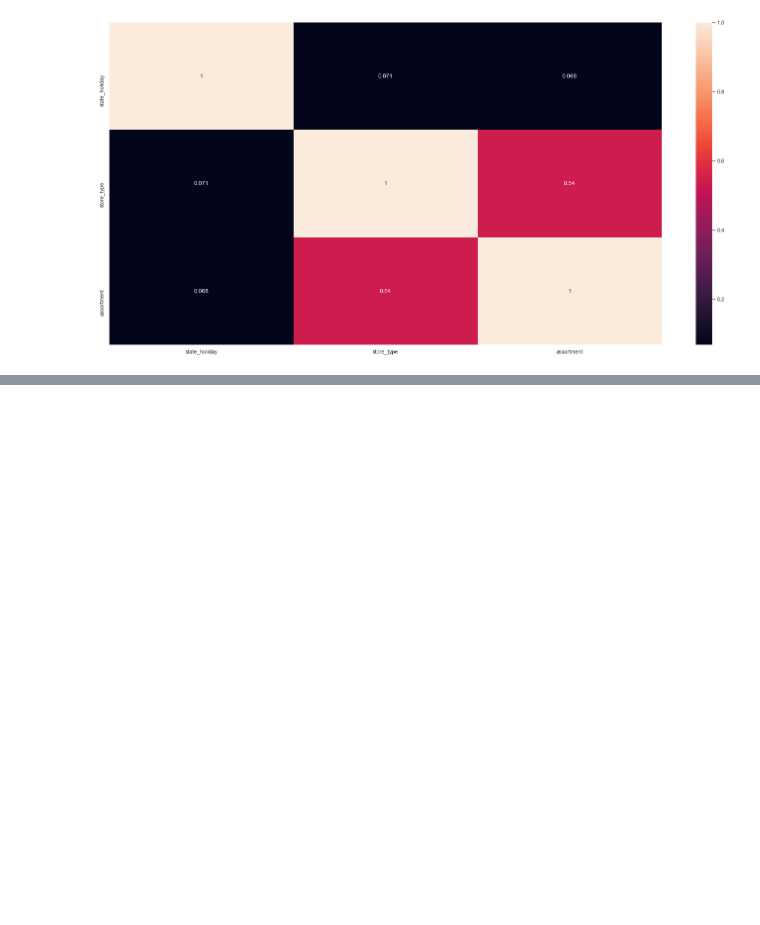
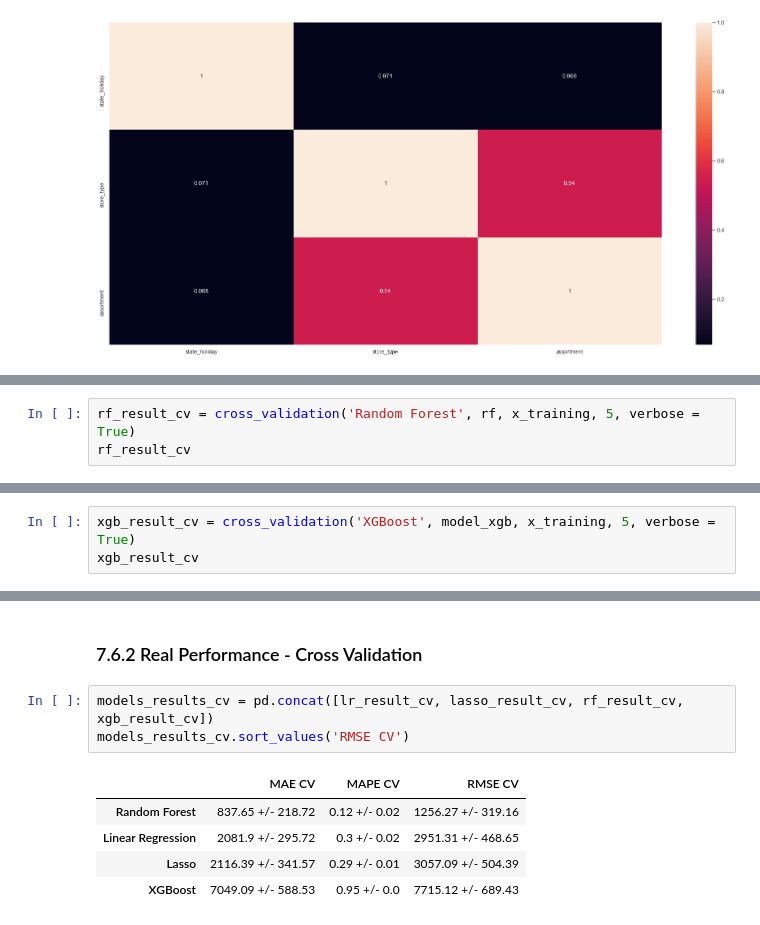
Before and after one commit to ghermsen/rossmann_prediction, a Jupyter notebook: rossmann_prediction_project.ipynb, the cells around one changed output, grey strips where cells are left out. Saved outputs shown, nothing was run; the diff lists cells and outputs as text; blank space fills up the shorter version.

```diff
--- a/rossmann_prediction_project.ipynb
+++ b/rossmann_prediction_project.ipynb
@@ -1071,0 +1254,3 @@ cols_selected_boruta.extend(features_to_add)
+# %%
+rf_result_cv = cross_validation('Random Forest', rf, x_training, 5, verbose = True)
+rf_result_cv
@@ -1071,0 +1294,3 @@ cols_selected_boruta.extend(features_to_add)
+# %%
+xgb_result_cv = cross_validation('XGBoost', model_xgb, x_training, 5, verbose = True)
+xgb_result_cv
@@ -1071,0 +1323,11 @@ cols_selected_boruta.extend(features_to_add)
+# %% [markdown]
+### 7.6.2 Real Performance - Cross Validation
+# %%
+models_results_cv = pd.concat([lr_result_cv, lasso_result_cv, rf_result_cv, xgb_result_cv])
+models_results_cv.sort_values('RMSE CV')
+# %% [output]
+|  | MAE CV | MAPE CV | RMSE CV |
+| Random Forest | 837.65 +/- 218.72 | 0.12 +/- 0.02 | 1256.27 +/- 319.16 |
+| Linear Regression | 2081.9 +/- 295.72 | 0.3 +/- 0.02 | 2951.31 +/- 468.65 |
+| Lasso | 2116.39 +/- 341.57 | 0.29 +/- 0.01 | 3057.09 +/- 504.39 |
+| XGBoost | 7049.09 +/- 588.53 | 0.95 +/- 0.0 | 7715.12 +/- 689.43 |
```
Also changed, not shown: parts of 77 cells of this notebook.
